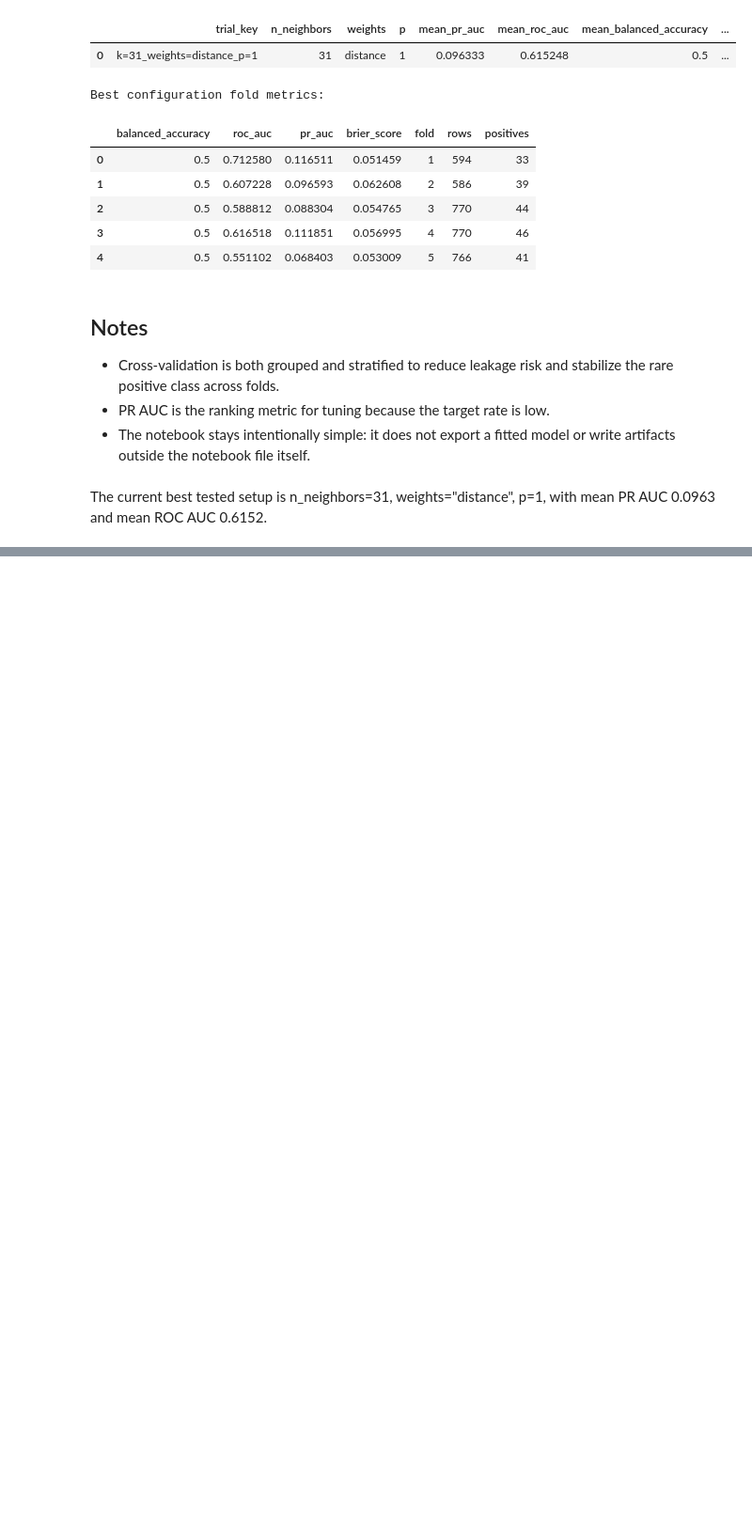
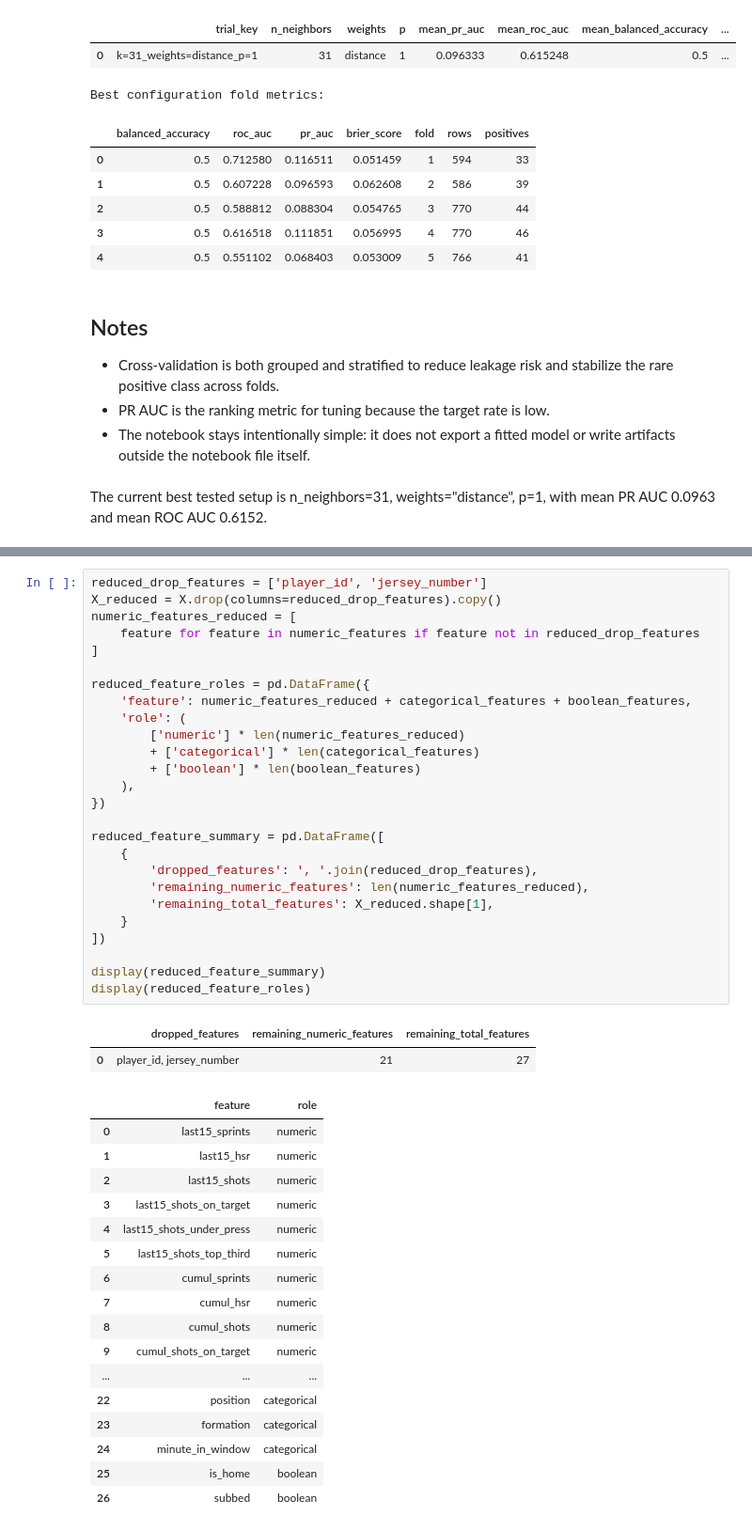
Before and after one commit to janwolyniak/WEC_26, a Jupyter notebook: notebooks/knn_pipeline.ipynb, the cells around one changed output, grey strips where cells are left out. Shown at 94% size. Drawn from its saved outputs; the diff is of its cells as text; blank space fills up the shorter version.

```diff
--- a/notebooks/knn_pipeline.ipynb
+++ b/notebooks/knn_pipeline.ipynb
@@ -375,0 +385,46 @@ Best configuration fold metrics:
+# %%
+reduced_drop_features = ['player_id', 'jersey_number']
+X_reduced = X.drop(columns=reduced_drop_features).copy()
+numeric_features_reduced = [
+    feature for feature in numeric_features if feature not in reduced_drop_features
+]
+
+reduced_feature_roles = pd.DataFrame({
+    'feature': numeric_features_reduced + categorical_features + boolean_features,
+    'role': (
+        ['numeric'] * len(numeric_features_reduced)
+        + ['categorical'] * len(categorical_features)
+        + ['boolean'] * len(boolean_features)
+    ),
+})
+
+reduced_feature_summary = pd.DataFrame([
+    {
+        'dropped_features': ', '.join(reduced_drop_features),
+        'remaining_numeric_features': len(numeric_features_reduced),
+        'remaining_total_features': X_reduced.shape[1],
+    }
+])
+
+display(reduced_feature_summary)
+display(reduced_feature_roles)
+# %% [output]
+|  | dropped_features | remaining_numeric_features | remaining_total_features |
+| 0 | player_id, jersey_number | 21 | 27 |
+|  | feature | role |
+| 0 | last15_sprints | numeric |
+| 1 | last15_hsr | numeric |
+| 2 | last15_shots | numeric |
+| 3 | last15_shots_on_target | numeric |
+| 4 | last15_shots_under_press | numeric |
+| 5 | last15_shots_top_third | numeric |
+| 6 | cumul_sprints | numeric |
+| 7 | cumul_hsr | numeric |
+| 8 | cumul_shots | numeric |
+| 9 | cumul_shots_on_target | numeric |
+| ... | ... | ... |
+| 22 | position | categorical |
+| 23 | formation | categorical |
+| 24 | minute_in_window | categorical |
+| 25 | is_home | boolean |
+| 26 | subbed | boolean |
```
Also changed, not shown: parts of 4 cells of this notebook, 1 other file.
